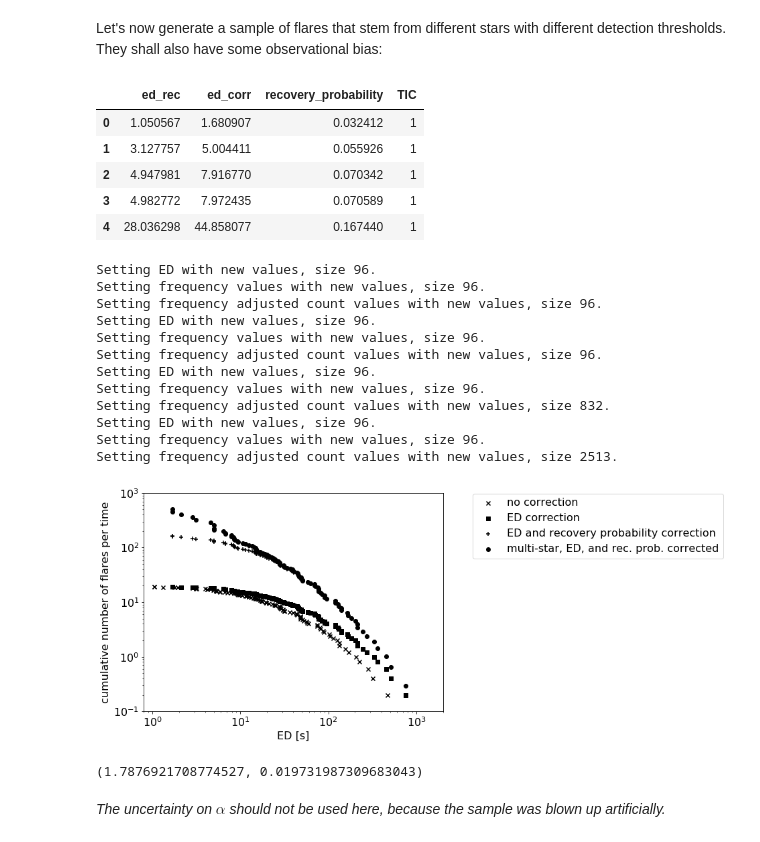
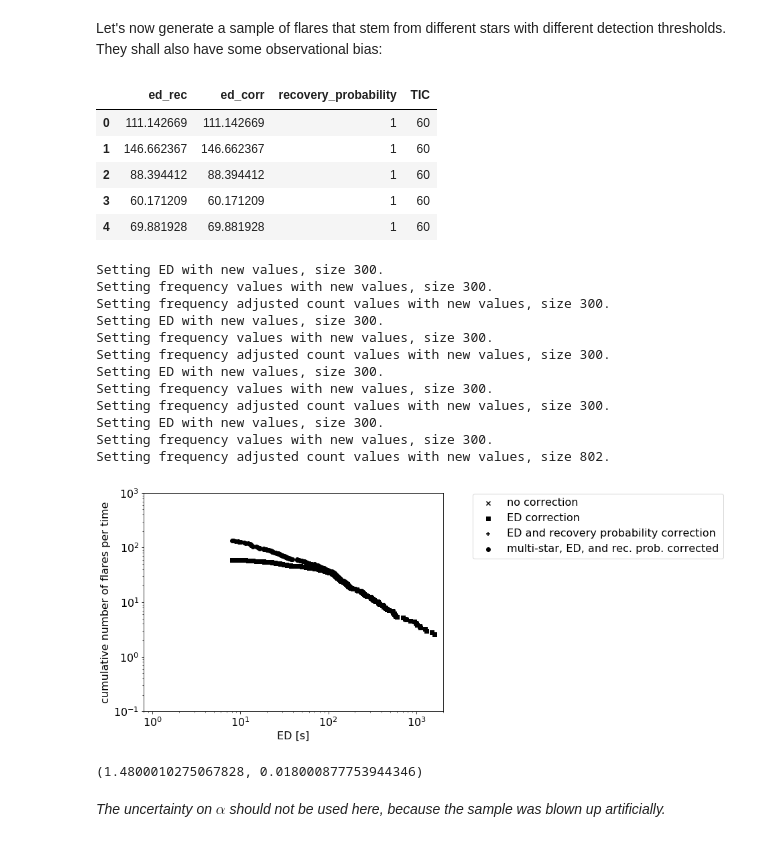
Before and after one commit to ekaterinailin/TESS_UCD_flares, a Jupyter notebook: notebook/Example_notebook_FFD.ipynb, the cells around one changed output. Drawn from its saved outputs; the diff is of its cells as text; code cells hidden in the pictures.

```diff
--- a/notebook/Example_notebook_FFD.ipynb
+++ b/notebook/Example_notebook_FFD.ipynb
@@ -113,29 +113,30 @@ True
 Let's now generate a sample of flares that stem from different stars with different detection thresholds. They shall also have some observational bias:
 # %%
 # energy upper limit, power law exponent +1, number of flares
-b, g, size = 1e3, -1, 12
+b, g, size = 1e8, -1, 30
 df = pd.DataFrame()
-for a in [1,10,4,9,16,30,3,5]: # minimum detected flare energy
-    pwls = generate_random_power_law_distribution(a, b, g, size=size, seed=78)
+for a in [60,100,8,90,16,220,110,50,22,80,#65,105,23,96,21,327,117,7,27,85,
+          ]: # minimum detected flare energy
+    pwls = generate_random_power_law_distribution(float(a), b, g, size=size)
     df = df.append(pd.DataFrame({
                                 # power law distributed detected flare energies
                                 "ed_rec":pwls,
                                 # true flare energies are typically larger than the detected ones
-                                "ed_corr":pwls*1.6,
+                                "ed_corr":pwls*1.,
                                 #maximum recovery probability is 1, otherwise 0-1
-                                "recovery_probability":np.sqrt(pwls/1e3) ,
+                                "recovery_probability":1 ,
                                 #different targets have different detection thresholds
                                 "TIC":a,
                     }))
 multi_ffd = FFD(f=df, ID="TIC", tot_obs_time=5.)
 multi_ffd.f.head()
 # %% [output]
 |  | ed_rec | ed_corr | recovery_probability | TIC |
-| 0 | 1.050567 | 1.680907 | 0.032412 | 1 |
-| 1 | 3.127757 | 5.004411 | 0.055926 | 1 |
-| 2 | 4.947981 | 7.916770 | 0.070342 | 1 |
-| 3 | 4.982772 | 7.972435 | 0.070589 | 1 |
-| 4 | 28.036298 | 44.858077 | 0.167440 | 1 |
+| 0 | 111.142669 | 111.142669 | 1 | 60 |
+| 1 | 146.662367 | 146.662367 | 1 | 60 |
+| 2 | 88.394412 | 88.394412 | 1 | 60 |
+| 3 | 60.171209 | 60.171209 | 1 | 60 |
+| 4 | 69.881928 | 69.881928 | 1 | 60 |
 # %%
 fig, ax = plt.subplots(1,figsize=(8,6))
 
@@ -166,24 +167,24 @@ ax.set_xlim(.8,2e3)
 ax.set_ylim(.1,1e3)
 plt.legend(loc=(1.1,.7));
 # %% [output]
-Setting ED with new values, size 96.
-Setting frequency values with new values, size 96.
-Setting frequency adjusted count values with new values, size 96.
-Setting ED with new values, size 96.
-Setting frequency values with new values, size 96.
-Setting frequency adjusted count values with new values, size 96.
-Setting ED with new values, size 96.
-Setting frequency values with new values, size 96.
-Setting frequency adjusted count values with new values, size 832.
-Setting ED with new values, size 96.
-Setting frequency values with new values, size 96.
-Setting frequency adjusted count values with new values, size 2513.
+Setting ED with new values, size 300.
+Setting frequency values with new values, size 300.
+Setting frequency adjusted count values with new values, size 300.
+Setting ED with new values, size 300.
+Setting frequency values with new values, size 300.
+Setting frequency adjusted count values with new values, size 300.
+Setting ED with new values, size 300.
+Setting frequency values with new values, size 300.
+Setting frequency adjusted count values with new values, size 300.
+Setting ED with new values, size 300.
+Setting frequency values with new values, size 300.
+Setting frequency adjusted count values with new values, size 802.
-[figure, old version]
+[figure, new version]
 # %%
-multi_ffd.alpha, multi_ffd.alpha_err = multi_ffd.fit_powerlaw(count_ed=True)
+multi_ffd.fit_powerlaw(count_ed=True)
 multi_ffd.alpha, multi_ffd.alpha_err
 # %% [output]
-(1.7876921708774527, 0.019731987309683043)
+(1.4800010275067828, 0.018000877753944346)
 # %% [markdown]
 *The uncertainty on $\alpha$ should not be used here, because the sample was blown up artificially.*
 # %%
```
Also changed, not shown: parts of 8 cells of this notebook, 1 other file.
